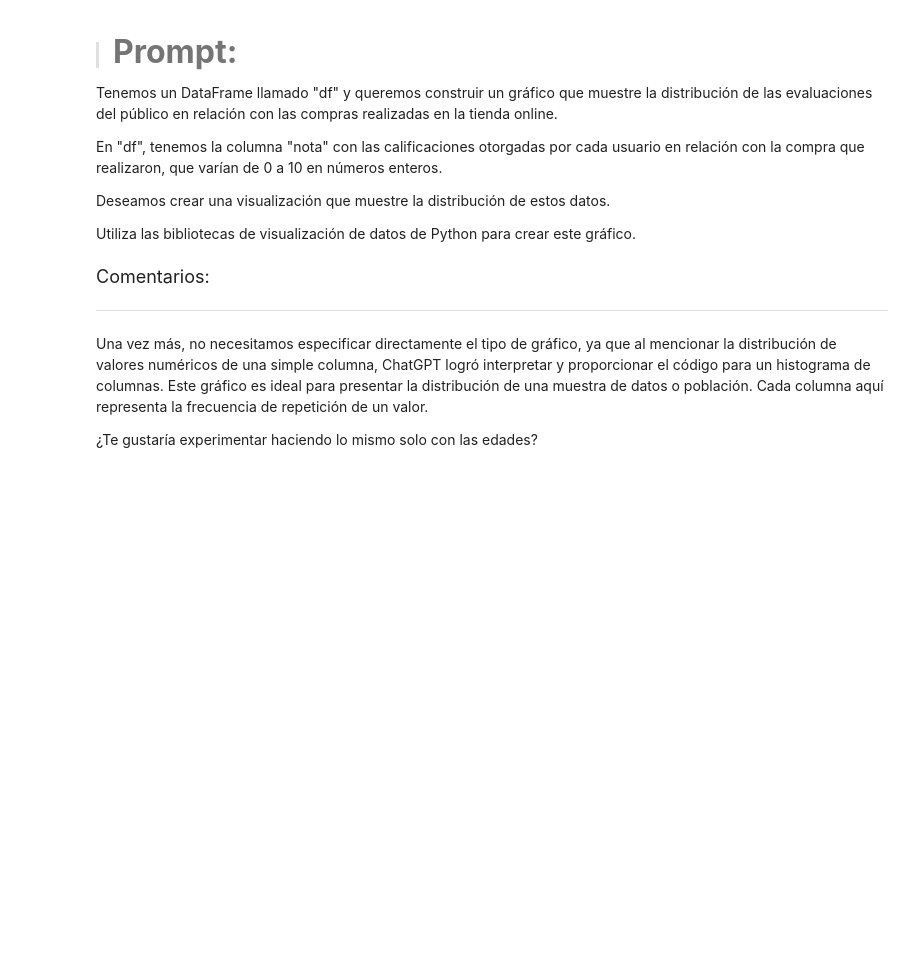
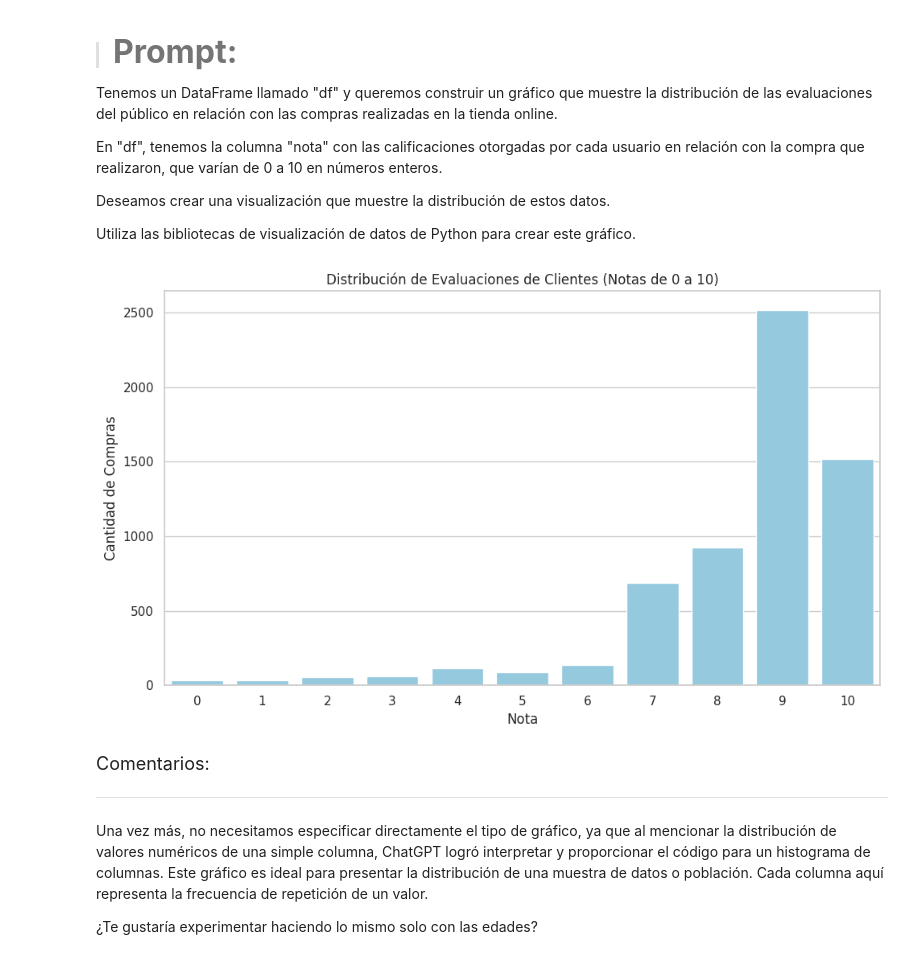
Before and after one commit to valerojuan18/pythonForDataScience, a Jupyter notebook: IA_aplicada_a_ciencia_de_datos.ipynb, the cells around one changed output. Drawn from its saved outputs; the diff is of its cells as text; code cells hidden in the pictures; blank space fills up the shorter version.

```diff
--- a/IA_aplicada_a_ciencia_de_datos.ipynb
+++ b/IA_aplicada_a_ciencia_de_datos.ipynb
@@ -725,6 +756,25 @@ En "df", tenemos la columna "nota" con las calificaciones otorgadas por cada usu
 Deseamos crear una visualización que muestre la distribución de estos datos.
 
 Utiliza las bibliotecas de visualización de datos de Python para crear este gráfico.
+# %%
+import matplotlib.pyplot as plt
+import seaborn as sns
+
+# Estilo estético
+sns.set(style="whitegrid")
+
+# Crear gráfico de barras de distribución de notas
+plt.figure(figsize=(10, 6))
+sns.countplot(data=df, x='nota', color='skyblue')
+
+plt.title('Distribución de Evaluaciones de Clientes (Notas de 0 a 10)')
+plt.xlabel('Nota')
+plt.ylabel('Cantidad de Compras')
+plt.xticks(range(0, 11))  # Asegurar que muestre de 0 a 10
+plt.tight_layout()
+plt.show()
+# %% [output]
+[figure, added]
 # %% [markdown]
 <font color="7b71ff" size=4> Comentarios: </font>
 
```
Also changed, not shown: parts of 4 cells of this notebook.
